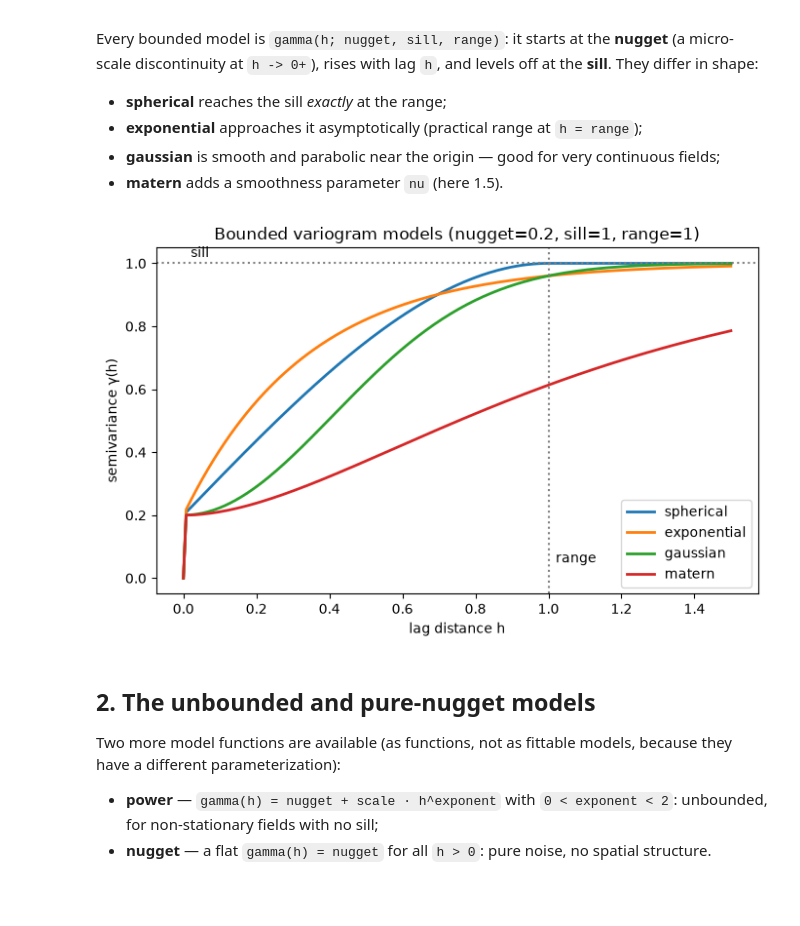
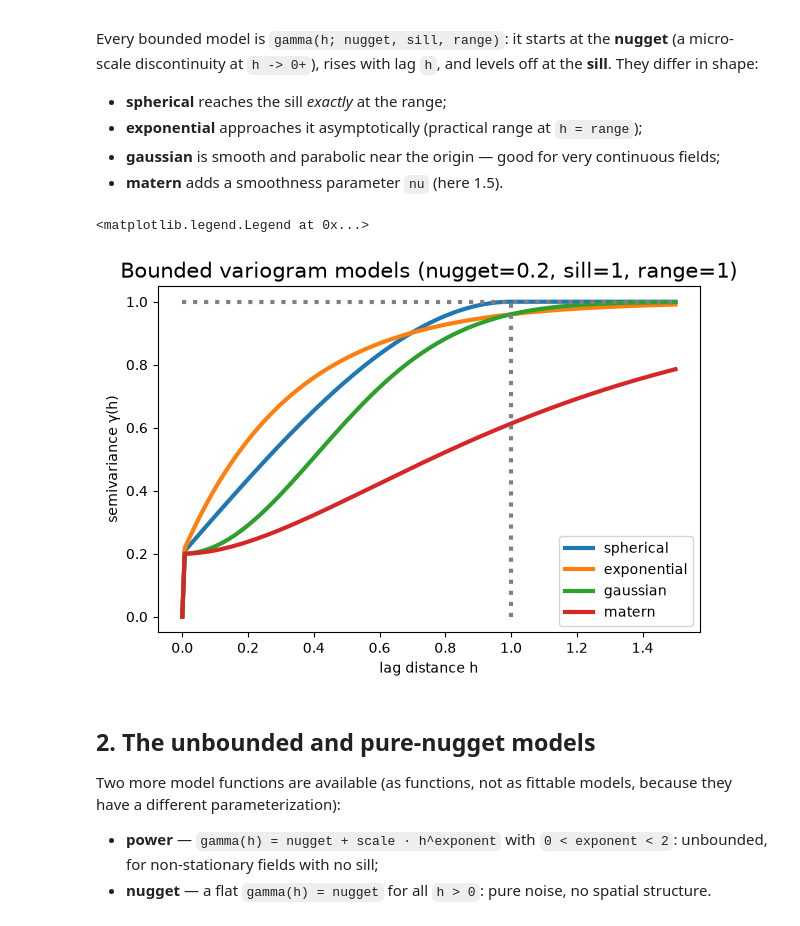
Before and after one commit to serapeum-org/geostatista, a Jupyter notebook: develop/examples/03_variogram_models/03_variogram_models.ipynb, the cells around one changed output. Cells and saved outputs as stored; diff of their text form; code cells hidden in the pictures; blank space fills up the shorter version.

```diff
--- a/develop/examples/03_variogram_models/03_variogram_models.ipynb
+++ b/develop/examples/03_variogram_models/03_variogram_models.ipynb
@@ -29,17 +29,24 @@ at `h -> 0+`), rises with lag `h`, and levels off at the **sill**. They differ i
 # %%
 h = np.linspace(0.0, 1.5, 200)
 nugget, sill, rng = 0.2, 1.0, 1.0
 
-fig, ax = plt.subplots(figsize=(7, 4.5))
-for name in ["spherical", "exponential", "gaussian", "matern"]:
-    ax.plot(h, models.MODELS[name](h, nugget, sill, rng), label=name, lw=2)
-ax.axhline(sill, ls=":", c="grey"); ax.axvline(rng, ls=":", c="grey")
-ax.text(0.02, sill + 0.02, "sill"); ax.text(rng + 0.02, 0.05, "range")
-ax.set_xlabel("lag distance h"); ax.set_ylabel("semivariance γ(h)")
-ax.set_title("Bounded variogram models (nugget=0.2, sill=1, range=1)")
-ax.legend(); fig.tight_layout()
+# One cleopatra LineGlyph draws all four model curves (2-D y -> one line per column).
+curves = np.column_stack([models.MODELS[m](h, nugget, sill, rng)
+                          for m in ["spherical", "exponential", "gaussian", "matern"]])
+fig, ax, _ = LineGlyph(
+    h, curves, figsize=(7, 4.5),
+    title="Bounded variogram models (nugget=0.2, sill=1, range=1)",
+).line(label=["spherical", "exponential", "gaussian", "matern"])
+
+# sill and range guides, drawn as dotted cleopatra line segments
+LineGlyph(np.array([0.0, h.max()]), np.array([sill, sill]), linestyle=":").line(ax=ax, color="grey")
+LineGlyph(np.array([rng, rng]), np.array([0.0, sill]), linestyle=":").line(ax=ax, color="grey")
+ax.set_xlabel("lag distance h")
+ax.set_ylabel("semivariance γ(h)")
+ax.legend()
 # %% [output]
+<matplotlib.legend.Legend at 0x...>
-[figure, old version]
+[figure, new version]
 # %% [markdown]
 ## 2. The unbounded and pure-nugget models
 
```
Also changed, not shown: parts of 3 cells of this notebook, 21 other files.
